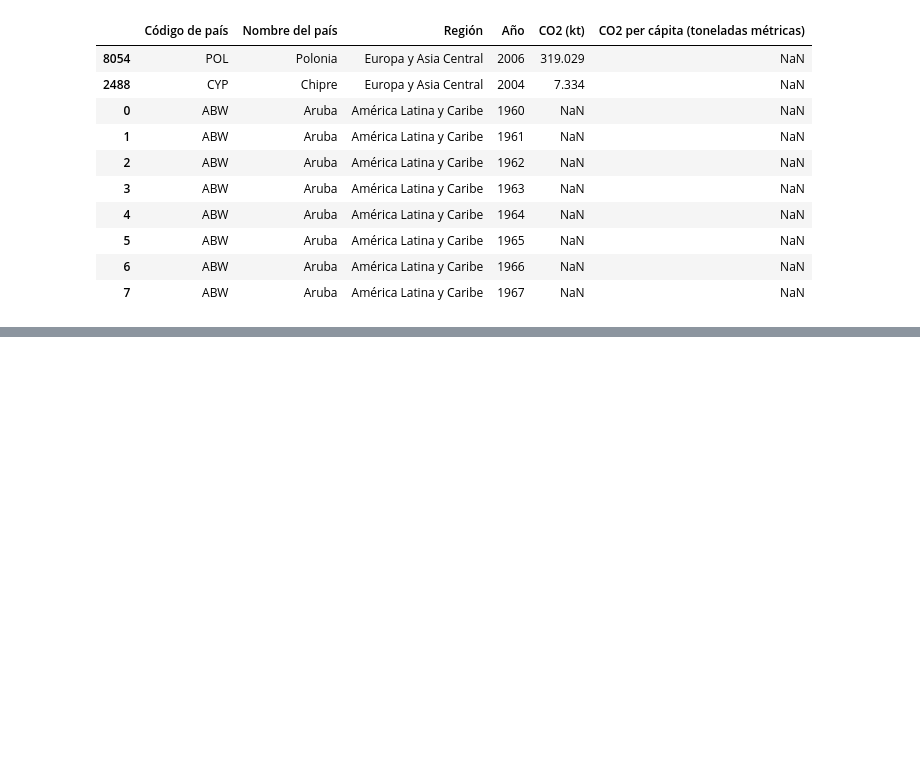
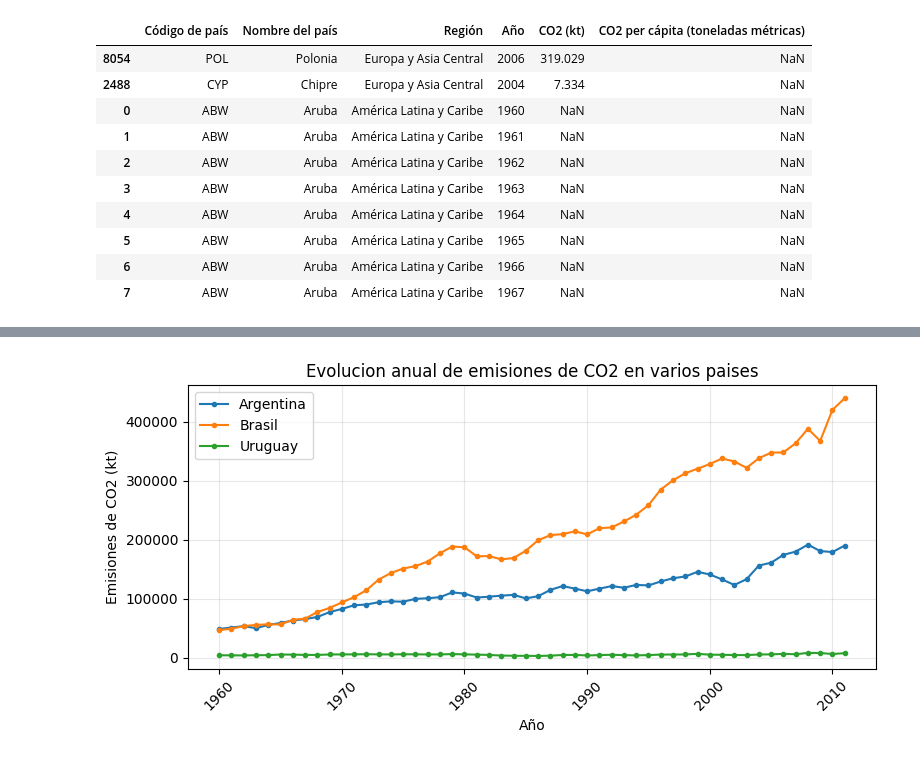
Before and after one commit to SofiaSuppia/FundamentosIA, a Jupyter notebook: Clase/clase6.ipynb, the cells around one changed output, grey strips where cells are left out. Drawn from its saved outputs; the diff is of its cells as text; code cells hidden in the pictures; blank space fills up the shorter version.

```diff
--- a/Clase/clase6.ipynb
+++ b/Clase/clase6.ipynb
@@ -116,0 +244,35 @@ emisiones.sort_values(by="CO2 (kt)", ascending=False).head(10)
+# %%
+#SE DESEA MOSTRAR VARIOS PAISES COMO SERIES EN LA MISMA GRAFICA
+
+import matplotlib.pyplot as plt
+paises = ["Argentina", "Brasil", "Uruguay"] #cambiamos de un pais a varios
+
+#1. Crear el lienzo
+plt.figure(figsize=(8, 4)) #el tamaño esta en pulgadas (ancho, alto), recomienda usar 8x4
+
+#2. Configurar la informacion
+for p in paises:
+     df_emisiones_CO2 = emisiones[emisiones["nombre_del_pais"] == p].sort_values(by="ano")
+     x = df_emisiones_CO2["ano"]
+     y = df_emisiones_CO2["co2_(kt)"]
+
+     #3. Graficar cada pais
+     plt.plot(x,y, marker='.', linestyle='-', label=p) #configuramos marcador y estilo de linea hay muchos mas
+
+
+#4. configurar titulos y ejes
+plt.title("Evolucion anual de emisiones de CO2 en varios paises")
+plt.xlabel("Año")
+plt.ylabel("Emisiones de CO2 (kt)")
+plt.xticks(rotation=45) #configuramos la rotacion 45° de cada elemento del eje x
+
+#5. configuraciones varias
+plt.grid(True, alpha=0.3) #mostrar la grilla
+plt.tight_layout() #acomodar los margenes para que no se corte el texto
+plt.legend() #mostrar la leyenda con el titulo Paises
+
+#6. Mostrar la grafica y o guardar
+plt.show()
+#plt.savefig("emisiones_CO2_varios_paises.png", dpi=300)
+# %% [output]
+[figure, added]
```
Also changed, not shown: parts of 15 cells of this notebook, 2 other files.
